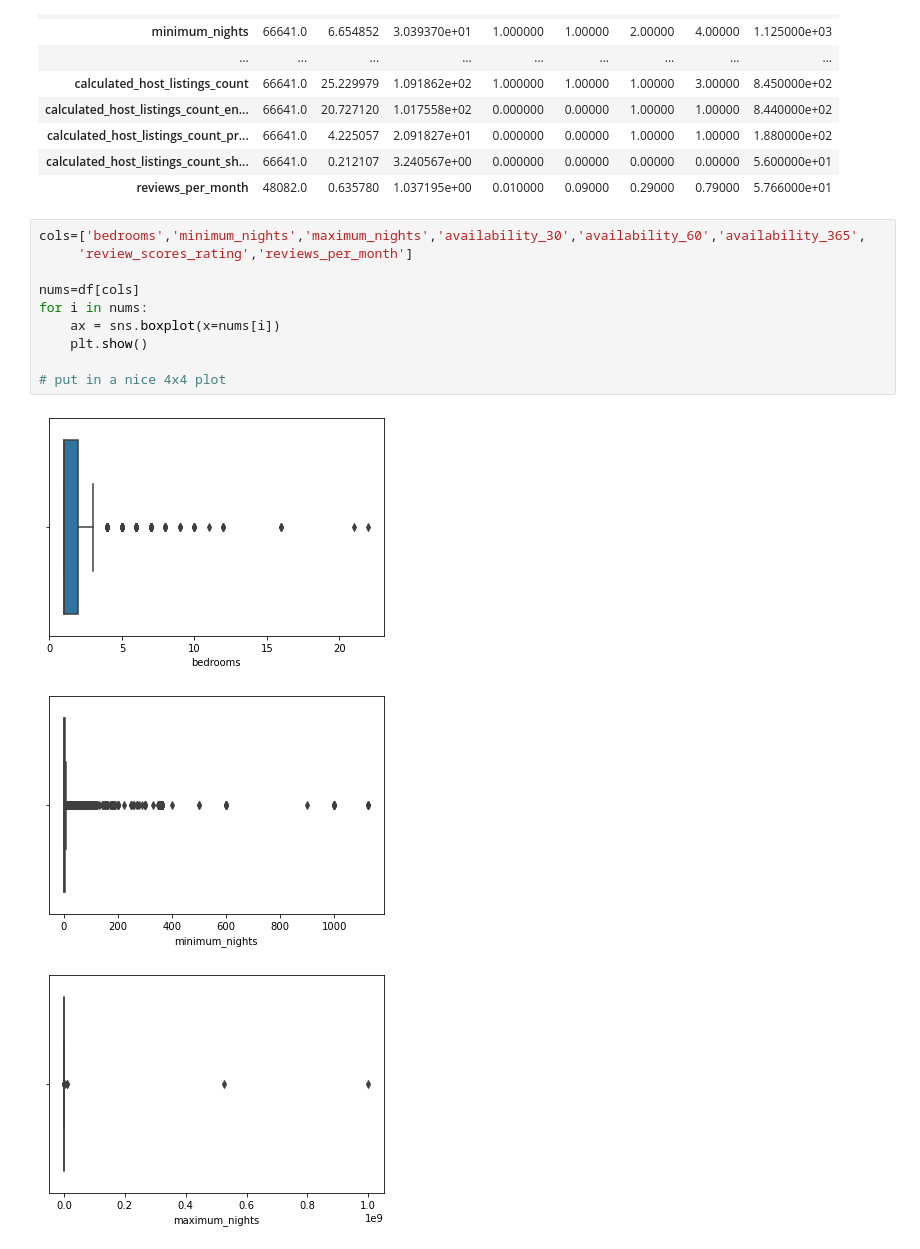
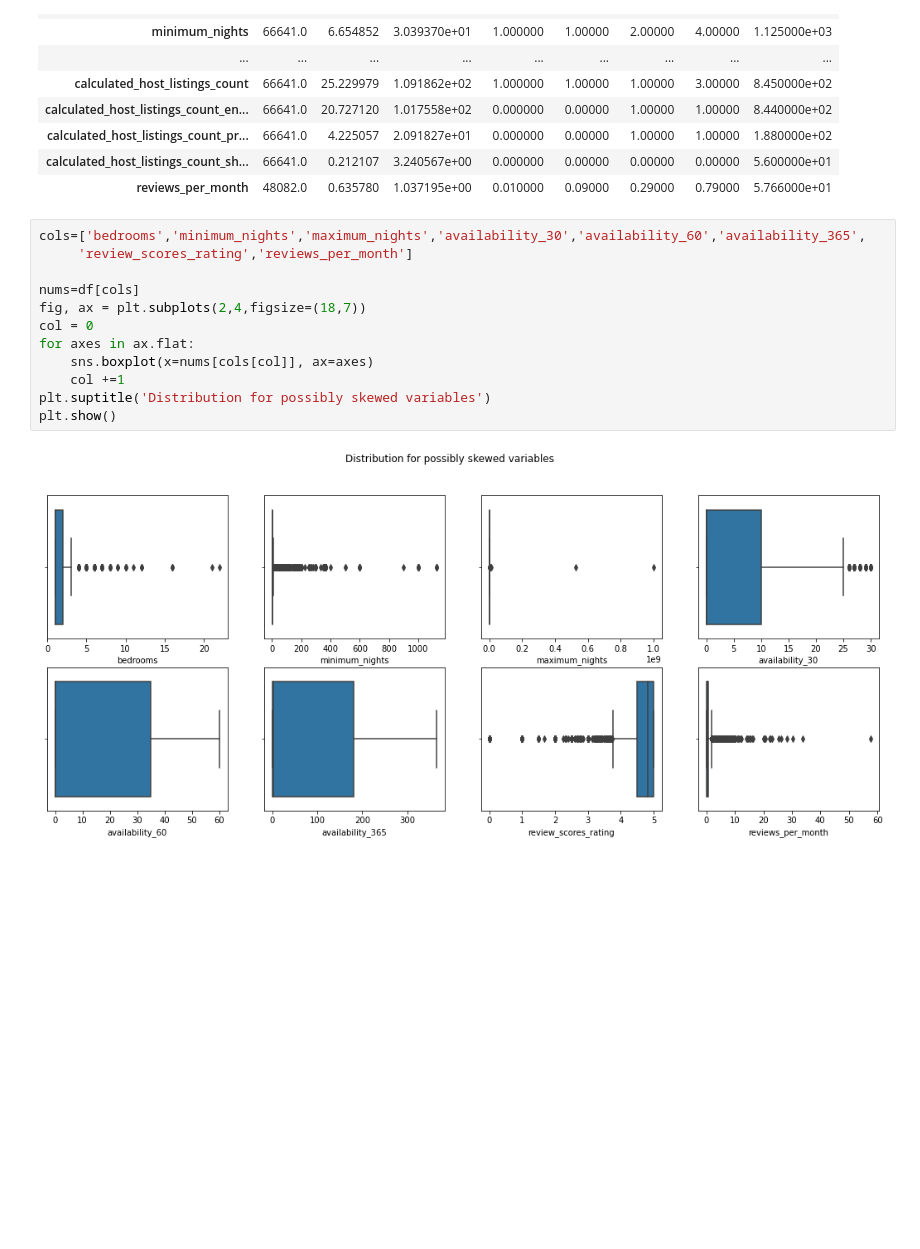
Before and after one commit to skoruthu/airbnb_recommender, a Jupyter notebook: EDA_paper.ipynb, the cells around one changed output. Drawn from its saved outputs; the diff is of its cells as text; blank space fills up the shorter version.

```diff
--- a/EDA_paper.ipynb
+++ b/EDA_paper.ipynb
@@ -134,14 +134,14 @@ df[cols].describe().T
 # %%
 cols=['bedrooms','minimum_nights','maximum_nights','availability_30','availability_60','availability_365',
      'review_scores_rating','reviews_per_month']
 
 nums=df[cols]
-for i in nums:
-    ax = sns.boxplot(x=nums[i])
-    plt.show()
-
-# put in a nice 4x4 plot
+fig, ax = plt.subplots(2,4,figsize=(18,7))
+col = 0
+for axes in ax.flat:
+    sns.boxplot(x=nums[cols[col]], ax=axes)
+    col +=1
+plt.suptitle('Distribution for possibly skewed variables')
+plt.show()
 # %% [output]
-[figure, old version]
+[figure, new version]
-[figure, removed]
-[figure, removed]
```
Also changed, not shown: parts of 2 cells of this notebook, 2 other files.
